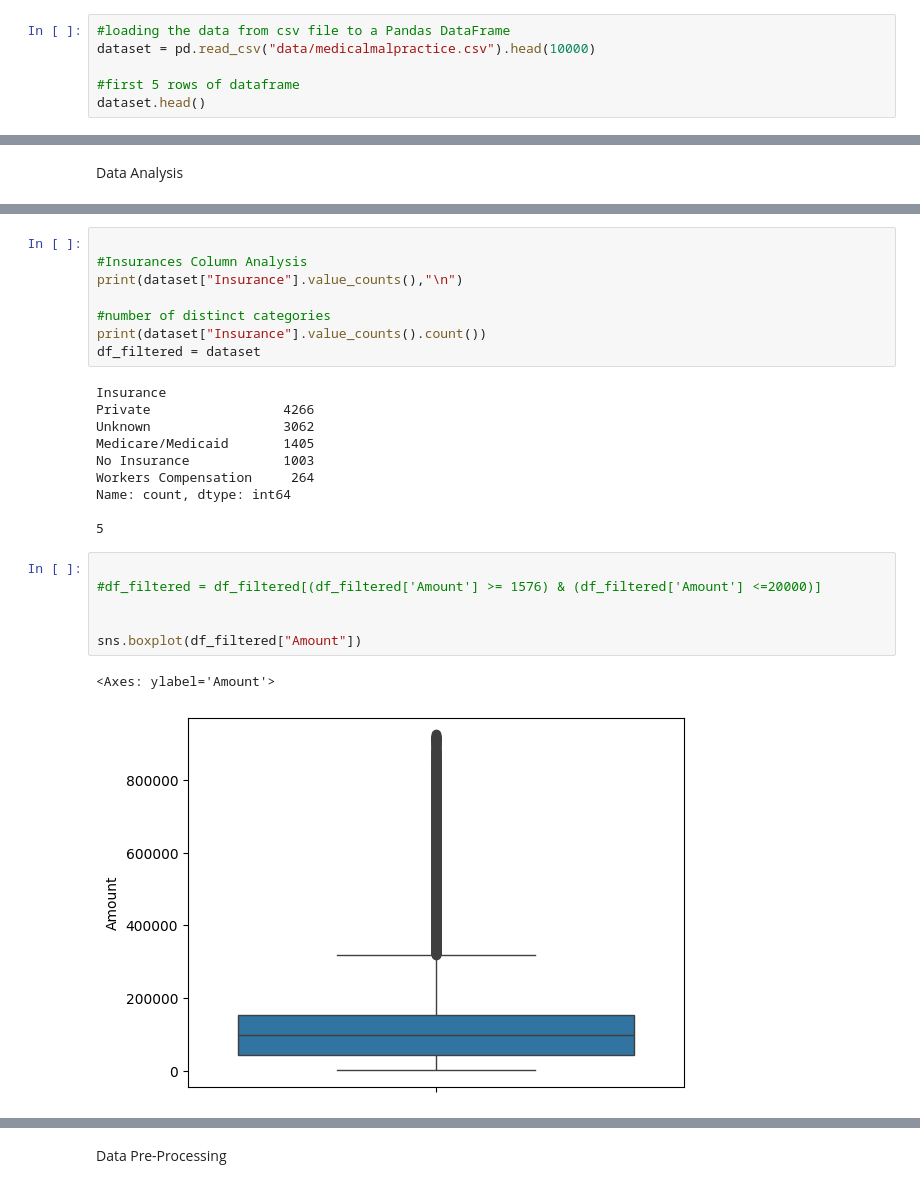
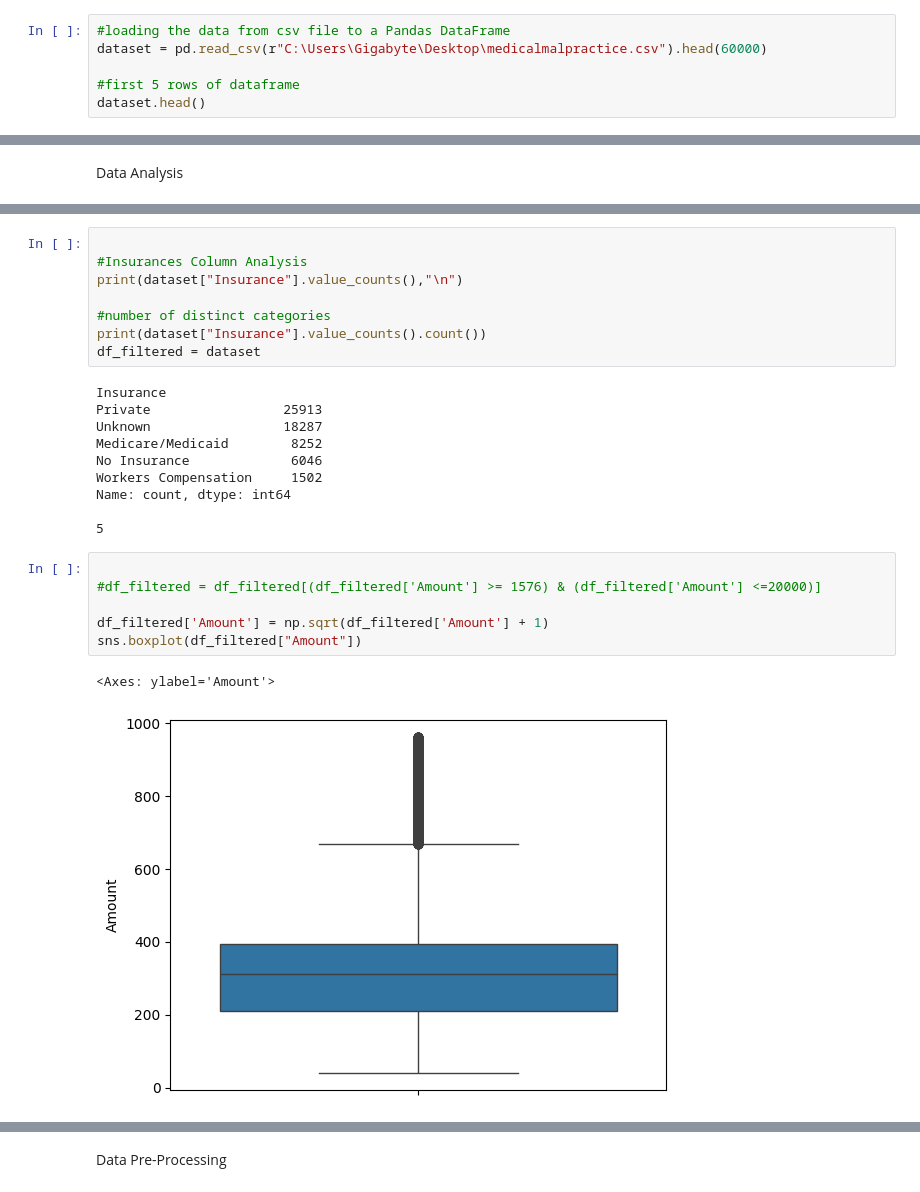
Before and after one commit to AhmadHudhud83/MedClaimPredictor-ML, a Jupyter notebook: main.ipynb, the cells around one changed output, grey strips where cells are left out. Drawn from its saved outputs; the diff is of its cells as text.

```diff
--- a/main.ipynb
+++ b/main.ipynb
@@ -19,7 +19,7 @@ from xgboost import XGBRegressor
 Importing Data Collection
 # %%
 #loading the data from csv file to a Pandas DataFrame
-dataset = pd.read_csv("data/medicalmalpractice.csv").head(10000)
+dataset = pd.read_csv(r"C:\Users\Gigabyte\Desktop\medicalmalpractice.csv").head(60000)
 
 #first 5 rows of dataframe
 dataset.head()
@@ -122,23 +122,23 @@ print(dataset["Insurance"].value_counts().count())
 df_filtered = dataset
 # %% [output]
 Insurance
-Private                 4266
-Unknown                 3062
-Medicare/Medicaid       1405
-No Insurance            1003
-Workers Compensation     264
+Private                 25913
+Unknown                 18287
+Medicare/Medicaid        8252
+No Insurance             6046
+Workers Compensation     1502
 Name: count, dtype: int64
 
 5
 # %%
 
 #df_filtered = df_filtered[(df_filtered['Amount'] >= 1576) & (df_filtered['Amount'] <=20000)]
 
-
+df_filtered['Amount'] = np.sqrt(df_filtered['Amount'] + 1)
 sns.boxplot(df_filtered["Amount"])
 # %% [output]
 <Axes: ylabel='Amount'>
-[figure, old version]
+[figure, new version]
 # %%
 df_filtered.hist(bins =50 ,figsize=(12,8))
 plt.show()
```
Also changed, not shown: parts of 18 cells of this notebook.
